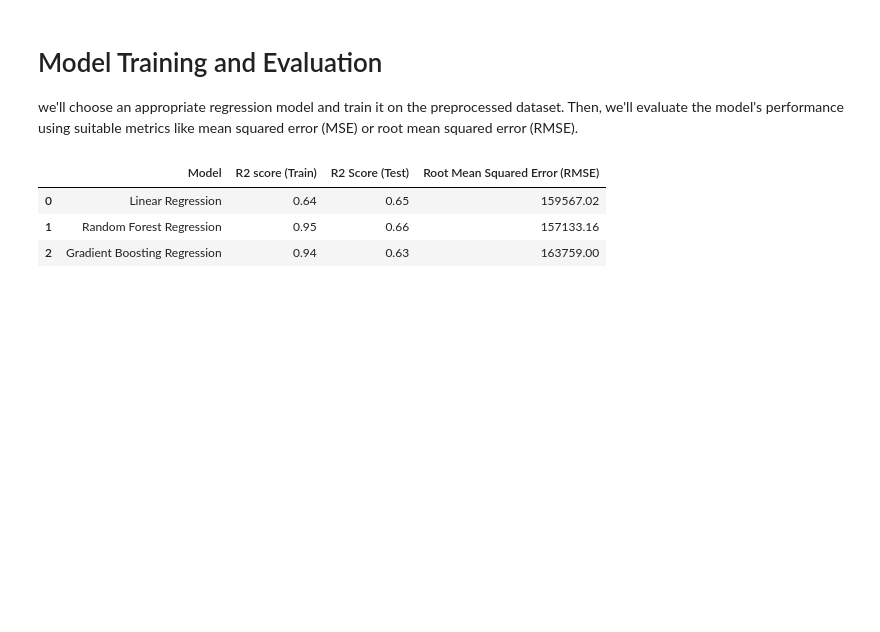
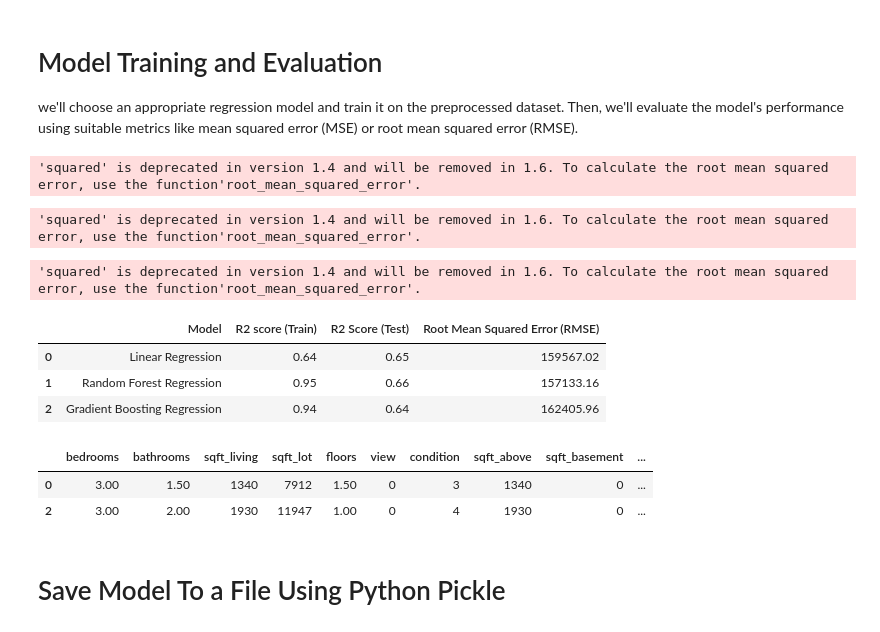
Before and after one commit to vedantjawanjal/Unmessenger, a Jupyter notebook: 8_Assignment/House_Price_Prediction-Vedant_Jawanjal.ipynb, the cells around one changed output. Cells and saved outputs as stored; diff of their text form; code cells hidden in the pictures; blank space fills up the shorter version.

```diff
--- a/8_Assignment/House_Price_Prediction-Vedant_Jawanjal.ipynb
+++ b/8_Assignment/House_Price_Prediction-Vedant_Jawanjal.ipynb
@@ -261,5 +299,5 @@ df
 # %%
-clean_df = df.drop(columns=['date', 'country', 'statezip', 'street', 'yr_renovated', 'waterfront', 'age_since_renovation'])
+clean_df = df.drop(columns=['date', 'country', 'statezip', 'street', 'yr_renovated', 'waterfront'])
 # %%
 clean_df
 # %% [output]
@@ -363,6 +392,8 @@ linear_reg_pred = linear_reg_model.predict(X_test)
 linear_reg_r2_train = linear_reg_model.score(X_train, y_train)
 linear_reg_r2 = r2_score(y_test, linear_reg_pred)
 linear_reg_rmse = mean_squared_error(y_test, linear_reg_pred, squared=False)
+# %% [output]
+'squared' is deprecated in version 1.4 and will be removed in 1.6. To calculate the root mean squared error, use the function'root_mean_squared_error'.
 # %%
 # 2. Random Forest Regressor
 random_forest_model = RandomForestRegressor(n_estimators=400,random_state=42)
@@ -371,6 +402,8 @@ random_forest_pred = random_forest_model.predict(X_test)
 random_forest_r2 = r2_score(y_test, random_forest_pred)
 random_forest_r2_train = random_forest_model.score(X_train, y_train)
 random_forest_rmse = mean_squared_error(y_test, random_forest_pred, squared=False)
+# %% [output]
+'squared' is deprecated in version 1.4 and will be removed in 1.6. To calculate the root mean squared error, use the function'root_mean_squared_error'.
 # %%
 # 3. Gradient Boosting Regressor
 gradient_boosting_model = GradientBoostingRegressor(n_estimators=400, max_depth=5 ,min_samples_split=2, learning_rate= 0.1)
@@ -379,6 +412,8 @@ gradient_boosting_pred = gradient_boosting_model.predict(X_test)
 gradient_boosting_r2 = r2_score(y_test, gradient_boosting_pred)
 gradient_boosting_r2_train = gradient_boosting_model.score(X_train, y_train)
 gradient_boosting_rmse = mean_squared_error(y_test, gradient_boosting_pred, squared=False)
+# %% [output]
+'squared' is deprecated in version 1.4 and will be removed in 1.6. To calculate the root mean squared error, use the function'root_mean_squared_error'.
 # %%
 # Create a DataFrame to store the model evaluation metrics
 model_comparison = pd.DataFrame({
@@ -394,4 +429,12 @@ model_comparison
 |  | Model | R2 score (Train) | R2 Score (Test) | Root Mean Squared Error (RMSE) |
 | 0 | Linear Regression | 0.64 | 0.65 | 159567.02 |
 | 1 | Random Forest Regression | 0.95 | 0.66 | 157133.16 |
-| 2 | Gradient Boosting Regression | 0.94 | 0.63 | 163759.00 |
+| 2 | Gradient Boosting Regression | 0.94 | 0.64 | 162405.96 |
+# %%
+X.head(2)
+# %% [output]
+|  | bedrooms | bathrooms | sqft_living | sqft_lot | floors | view | condition | sqft_above | sqft_basement | ... |
+| 0 | 3.00 | 1.50 | 1340 | 7912 | 1.50 | 0 | 3 | 1340 | 0 | ... |
+| 2 | 3.00 | 2.00 | 1930 | 11947 | 1.00 | 0 | 4 | 1930 | 0 | ... |
+# %% [markdown]
+# Save Model To a File Using Python Pickle
```
Also changed, not shown: parts of 14 cells of this notebook, 10 other files.
